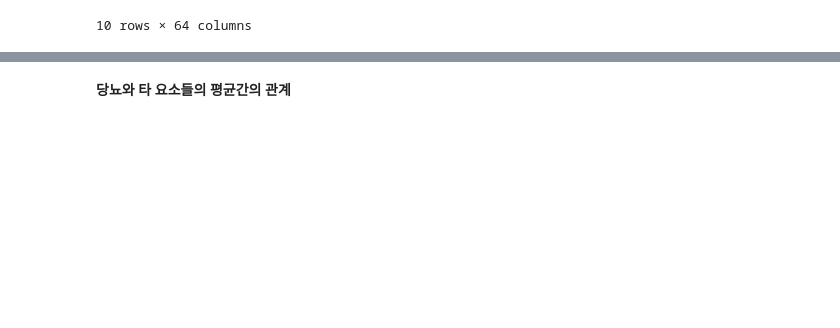
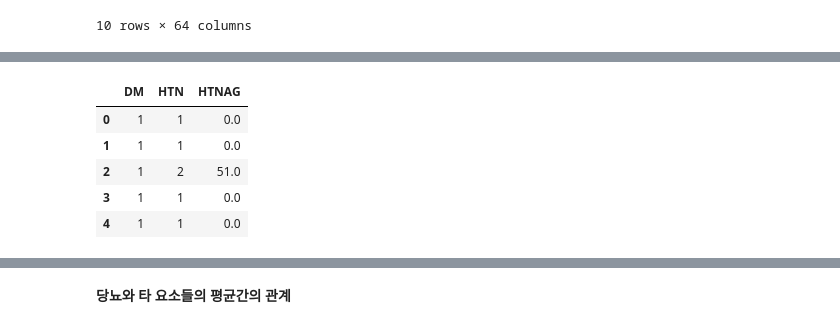
Before and after one commit to JOyongho4/DARTB4, a Jupyter notebook: KoreanHealthRecords.ipynb, the cells around one changed output, grey strips where cells are left out. Saved outputs shown, nothing was run; the diff lists cells and outputs as text; code cells hidden in the pictures; blank space fills up the shorter version.

```diff
--- a/KoreanHealthRecords.ipynb
+++ b/KoreanHealthRecords.ipynb
@@ -140,3 +156,13 @@ memory usage: 414.2 KB
+# %%
+R1_1_HTN=R1_1[['DM','HTN','HTNAG']]
+R1_1_HTN.head()
+# %% [output]
+|  | DM | HTN | HTNAG |
+| 0 | 1 | 1 | 0.0 |
+| 1 | 1 | 1 | 0.0 |
+| 2 | 1 | 2 | 51.0 |
+| 3 | 1 | 1 | 0.0 |
+| 4 | 1 | 1 | 0.0 |
 # %%
 R1_1_value=R1_1['T01_DRINK'].value_counts()
 R1_1_value
```
Also changed, not shown: parts of 25 cells of this notebook.
